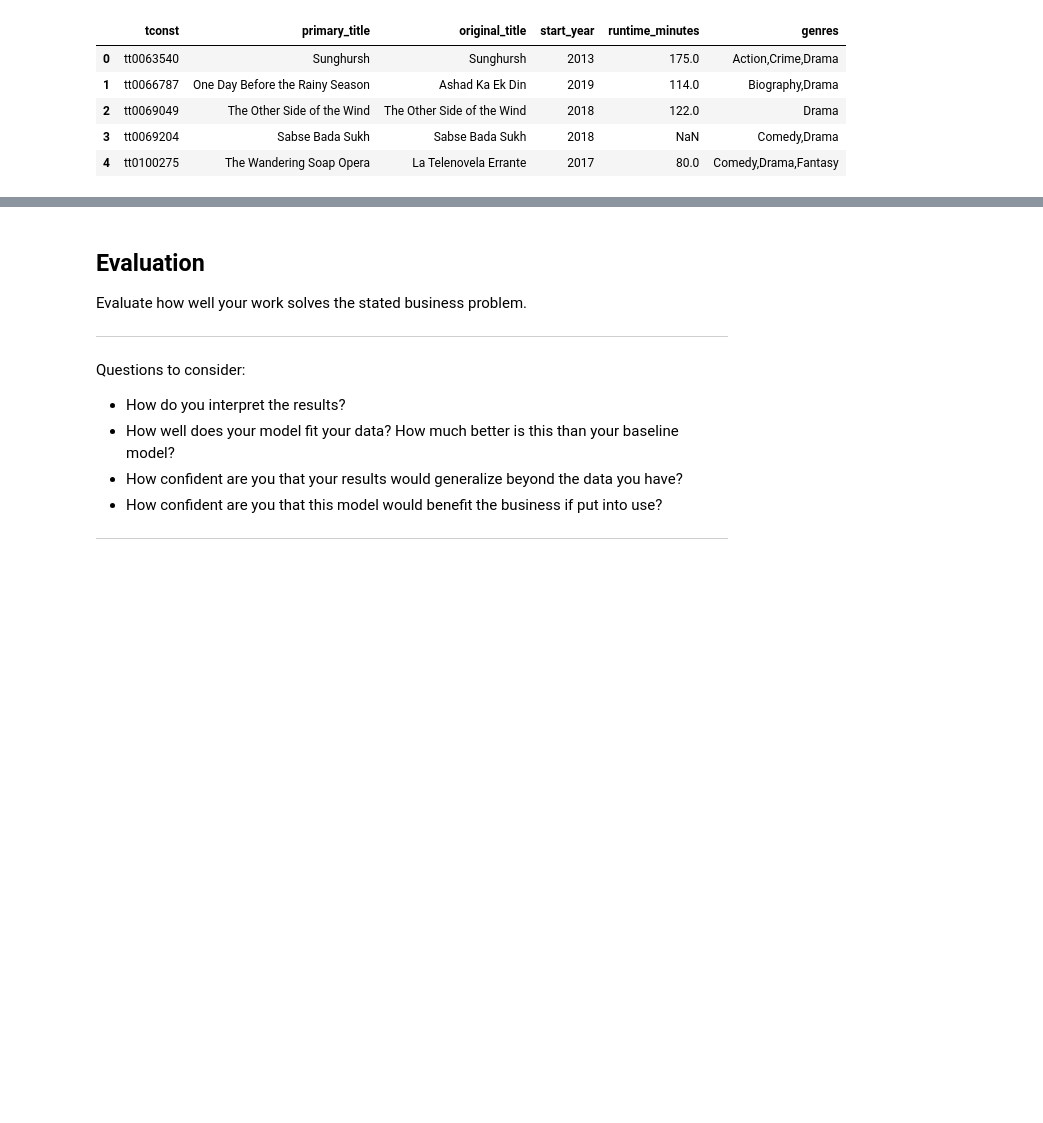
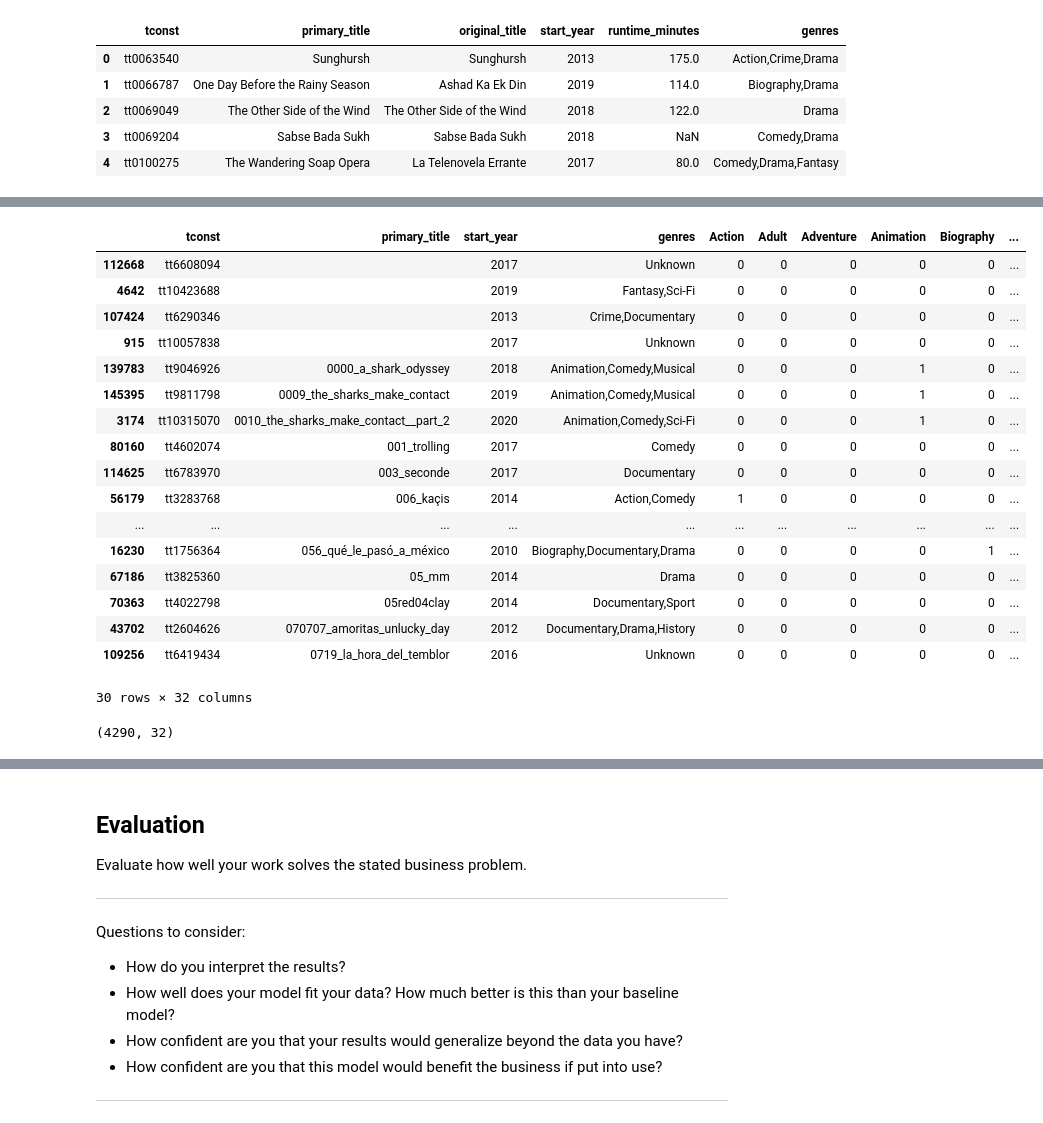
Before and after one commit to alexiskedo/Analyzing-Film-Production-Data, a Jupyter notebook: dsc-phase1-project-template.ipynb, the cells around one changed output, grey strips where cells are left out. Saved outputs shown, nothing was run; the diff lists cells and outputs as text; code cells hidden in the pictures; blank space fills up the shorter version.

```diff
--- a/dsc-phase1-project-template.ipynb
+++ b/dsc-phase1-project-template.ipynb
@@ -446,0 +525,8 @@ imdb_ratings.duplicated(['tconst']).sum()
+# %%
+# Use a loop to populate those genre columns
+for index, genre_details in enumerate(imdb_titles_basics['genres']):
+    for genre in unique_genres_list:
+        if genre in genre_details:
+            #If a genre is in te genres column for that row, it'll add a 1 to that genre's column
+            imdb_titles_basics.at[index,genre] = 1
+            # This is the same as imdb[genre][index] = 1, but pandas like .at more than using the above syntax
@@ -446,0 +548,5 @@ imdb_ratings.duplicated(['tconst']).sum()
+# %%
+# Preparing to join imdb_titles_basics wtih budgets dataframe
+# Budgets dataframe titles already reformatted; need to do the same with imdb_titles_basics
+imdb_titles_basics['primary_title'] = imdb_titles_basics['primary_title'].str.replace(' ', '_').str.lower().str.replace('[^\w\s]','')
+imdb_titles_basics.head()
@@ -446,0 +561,4 @@ imdb_ratings.duplicated(['tconst']).sum()
+# %%
+# Drop unneeded columns in IMDB dataframe and rename because it's annoying
+imdb = imdb_titles_basics.drop(columns = ['original_title', 'runtime_minutes'])
+imdb.head()
@@ -446,0 +573,23 @@ imdb_ratings.duplicated(['tconst']).sum()
+# %%
+#Sort by tconst identifier to see if that gives movies in order
+imdb = imdb.sort_values(by=['primary_title'])
+imdb.head(30)
+# %% [output]
+|  | tconst | primary_title | start_year | genres | Action | Adult | Adventure | Animation | Biography | ... |
+| 112668 | tt6608094 |  | 2017 | Unknown | 0 | 0 | 0 | 0 | 0 | ... |
+| 4642 | tt10423688 |  | 2019 | Fantasy,Sci-Fi | 0 | 0 | 0 | 0 | 0 | ... |
+| 107424 | tt6290346 |  | 2013 | Crime,Documentary | 0 | 0 | 0 | 0 | 0 | ... |
+| 915 | tt10057838 |  | 2017 | Unknown | 0 | 0 | 0 | 0 | 0 | ... |
+| 139783 | tt9046926 | 0000_a_shark_odyssey | 2018 | Animation,Comedy,Musical | 0 | 0 | 0 | 1 | 0 | ... |
+| 145395 | tt9811798 | 0009_the_sharks_make_contact | 2019 | Animation,Comedy,Musical | 0 | 0 | 0 | 1 | 0 | ... |
+| 3174 | tt10315070 | 0010_the_sharks_make_contact__part_2 | 2020 | Animation,Comedy,Sci-Fi | 0 | 0 | 0 | 1 | 0 | ... |
+| 80160 | tt4602074 | 001_trolling | 2017 | Comedy | 0 | 0 | 0 | 0 | 0 | ... |
+| 114625 | tt6783970 | 003_seconde | 2017 | Documentary | 0 | 0 | 0 | 0 | 0 | ... |
+| 56179 | tt3283768 | 006_kaçis | 2014 | Action,Comedy | 1 | 0 | 0 | 0 | 0 | ... |
+| ... | ... | ... | ... | ... | ... | ... | ... | ... | ... | ... |
+| 16230 | tt1756364 | 056_qué_le_pasó_a_méxico | 2010 | Biography,Documentary,Drama | 0 | 0 | 0 | 0 | 1 | ... |
+| 67186 | tt3825360 | 05_mm | 2014 | Drama | 0 | 0 | 0 | 0 | 0 | ... |
+| 70363 | tt4022798 | 05red04clay | 2014 | Documentary,Sport | 0 | 0 | 0 | 0 | 0 | ... |
+| 43702 | tt2604626 | 070707_amoritas_unlucky_day | 2012 | Documentary,Drama,History | 0 | 0 | 0 | 0 | 0 | ... |
+| 109256 | tt6419434 | 0719_la_hora_del_temblor | 2016 | Unknown | 0 | 0 | 0 | 0 | 0 | ... |
+30 rows × 32 columns
@@ -446,0 +599,4 @@ imdb_ratings.duplicated(['tconst']).sum()
+# %%
+imdb_dupes.shape
+# %% [output]
+(4290, 32)
```
Also changed, not shown: parts of 26 cells of this notebook.
